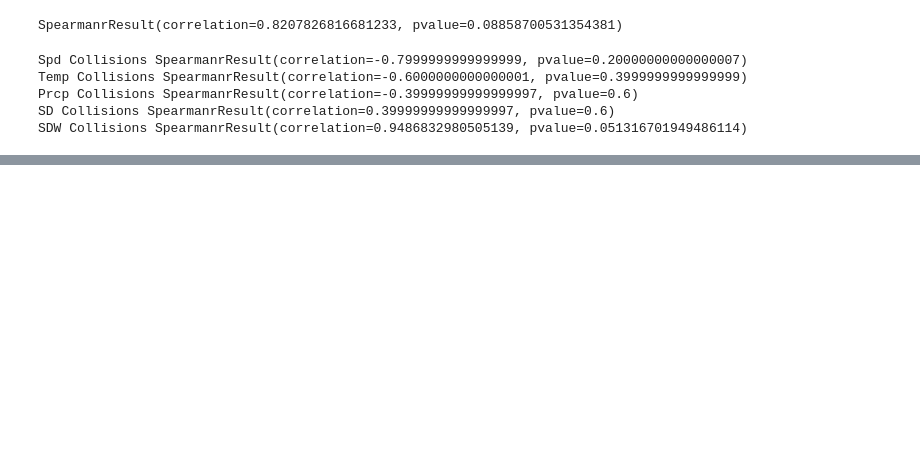
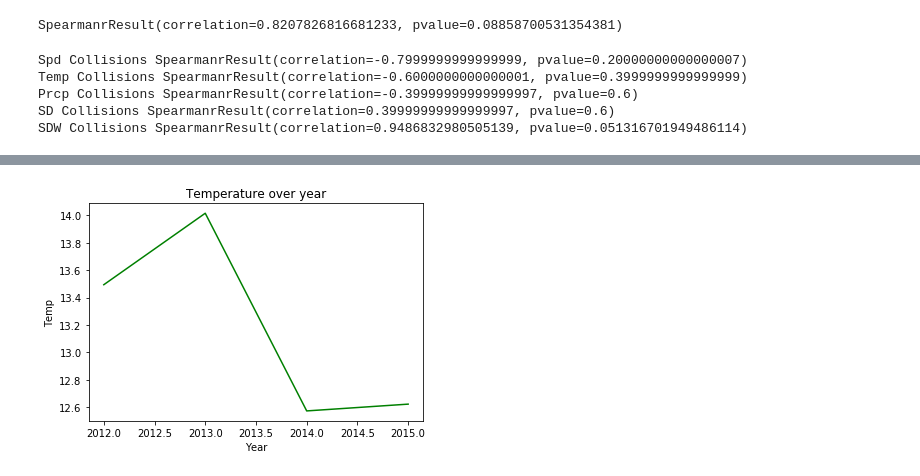
Before and after one commit to PyayAungSan/BigData_Project, a Jupyter notebook: DataAnalysis/Correlations_weather.ipynb, the cells around one changed output, grey strips where cells are left out. Saved outputs shown, nothing was run; the diff lists cells and outputs as text; code cells hidden in the pictures; blank space fills up the shorter version.

```diff
--- a/DataAnalysis/Correlations_weather.ipynb
+++ b/DataAnalysis/Correlations_weather.ipynb
@@ -56,0 +57,12 @@ plt.savefig('Weather_collisions.png')
+# %%
+fig3 = plt.figure()
+x3 = list(dfw['Year'][:adjust])
+y3 = list(dfw['Temp'][:adjust])
+ax3 = fig3.add_subplot(111)
+ax3.plot(x,y3,'g-')
+ax3.set_ylabel('Temp')
+ax3.set_xlabel('Year')
+plt.title('Temperature over year')
+plt.savefig('Temperature.png')
+# %% [output]
+[figure, added]
```
Also changed, not shown: parts of 3 cells of this notebook.
